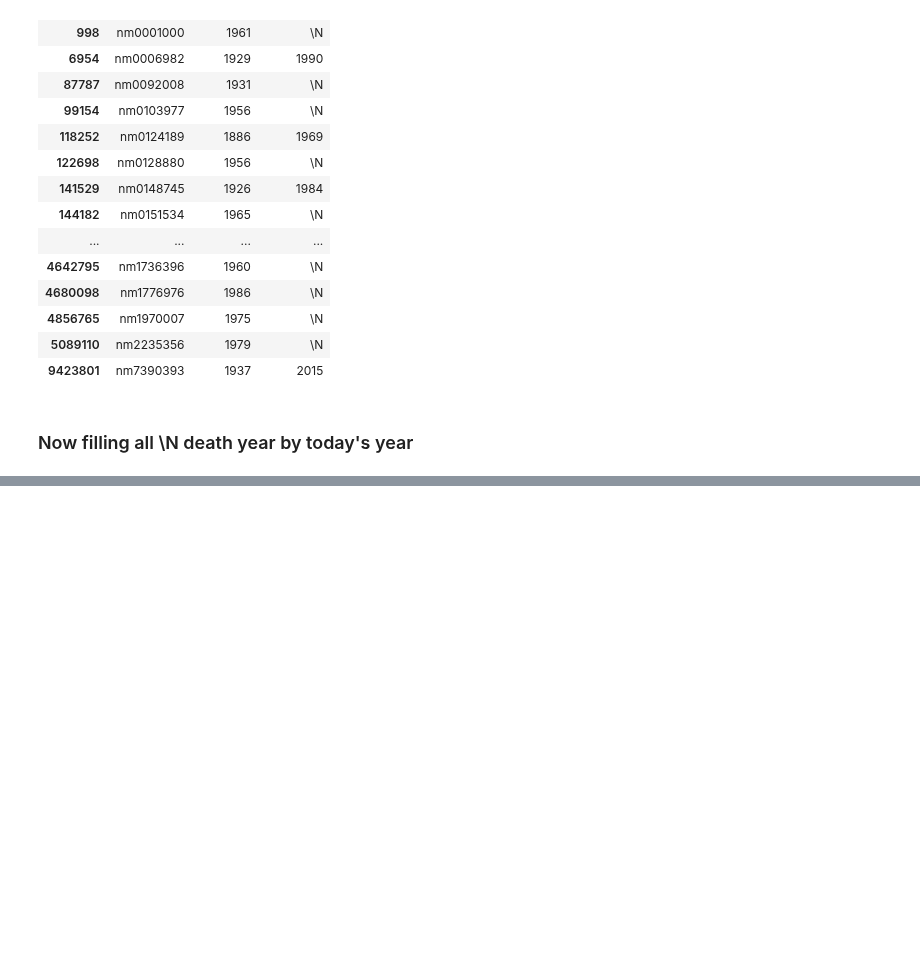
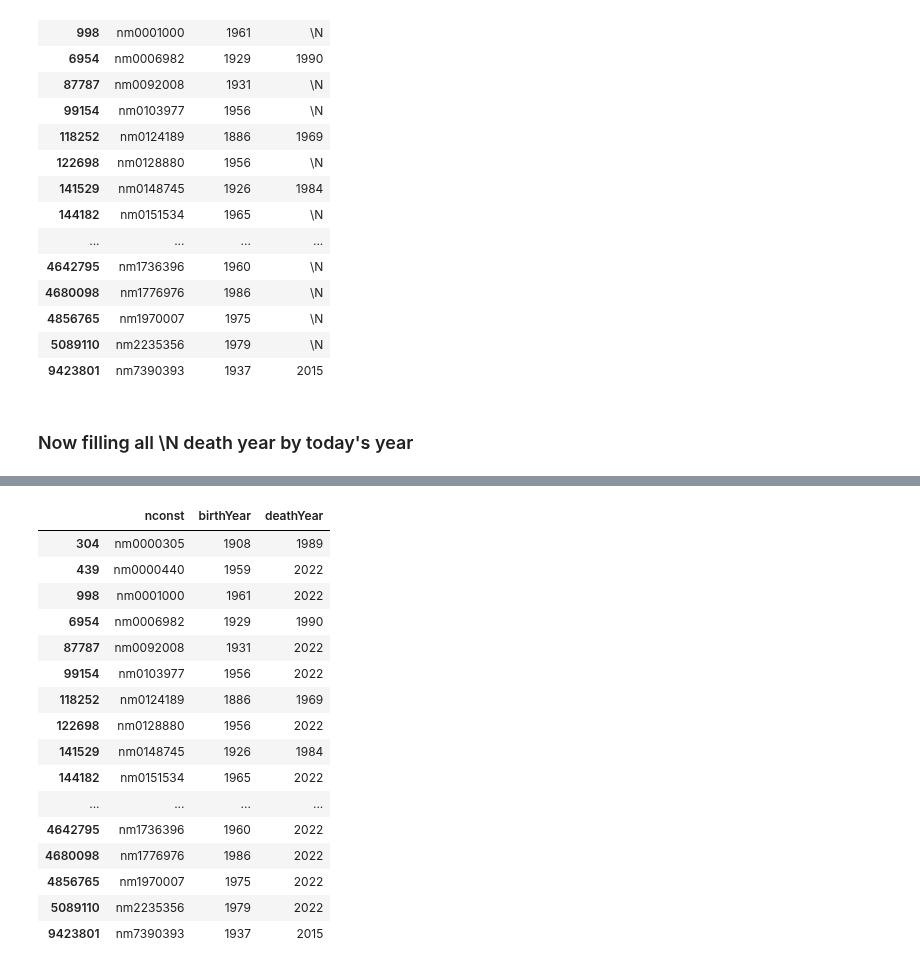
Before and after one commit to fdmdlb/nextflix, a Jupyter notebook: Most represented actors.ipynb, the cells around one changed output, grey strips where cells are left out. Cells and saved outputs as stored; diff of their text form; code cells hidden in the pictures; blank space fills up the shorter version.

```diff
--- a/Most represented actors.ipynb
+++ b/Most represented actors.ipynb
@@ -105,6 +95,6 @@ Maybe we would want to recommend some for our Middle-of-NoWhere cinema
 # %% [markdown]
 # Considering actors and actresses in the top categories
 # %%
-print(df_t_principals.shape)
-df_t_principals.drop_duplicates(inplace=True)
-print(df_t_principals.shape)
+# print(df_t_principals.shape)
+# df_t_principals.drop_duplicates(inplace=True)
+# print(df_t_principals.shape)
@@ -188,12 +175,12 @@ df_most_present_actresses.head()
 # %%
 df_m_short = df_most_present_actors[(df_most_present_actors['titleType'] == 'short')]
 df_m_movie = df_most_present_actors[(df_most_present_actors['titleType'] == 'movie')]
-df_m_tvEpisode = df_most_present_actors[(df_most_present_actors['titleType'] == 'tvEpisode')]
 df_m_video = df_most_present_actors[(df_most_present_actors['titleType'] == 'video')]
 df_m_tvMovie = df_most_present_actors[(df_most_present_actors['titleType'] == 'tvMovie')]
+#df_m_tvEpisode = df_most_present_actors[(df_most_present_actors['titleType'] == 'tvEpisode')]
 # %%
 df_f_short = df_most_present_actresses[(df_most_present_actresses['titleType'] == 'short')]
 df_f_movie = df_most_present_actresses[(df_most_present_actresses['titleType'] == 'movie')]
-df_f_tvEpisode = df_most_present_actresses[(df_most_present_actresses['titleType'] == 'tvEpisode')]
 df_f_video = df_most_present_actresses[(df_most_present_actresses['titleType'] == 'video')]
 df_f_tvMovie = df_most_present_actresses[(df_most_present_actresses['titleType'] == 'tvMovie')]
+#df_f_tvEpisode = df_most_present_actresses[(df_most_present_actresses['titleType'] == 'tvEpisode')]
@@ -295,6 +264,6 @@ top_acting_list = df_m_short['nconst'][:5].to_list() +\
                     df_f_video['nconst'][:5].to_list() +\
                     df_f_tvMovie['nconst'][:5].to_list()
 
-df_dates = df_n_basics.loc[df_n_basics['nconst'].isin(megalist)][['nconst','birthYear', 'deathYear']]
-df_dates.info()
+df_dates = df_n_basics.loc[df_n_basics['nconst'].isin(top_acting_list)][['nconst','birthYear', 'deathYear']]
+df_dates.head()
 # %% [output]
@@ -334,5 +299,6 @@ df_dates
 # %% [markdown]
 ### Now filling all \N death year by today's year
 # %%
-df_dates['deathYear'].apply(lambda x: '2022' if x == '\\N')
+df_dates['deathYear'] = df_dates['deathYear'].apply(lambda x: '2022' if x == '\\N' else x)
+df_dates.head(10)
 # %% [output]
@@ -339,0 +305,17 @@ SyntaxError: invalid syntax (Temp/ipykernel_13188/2346617213.py, line 1)
+|  | nconst | birthYear | deathYear |
+| 304 | nm0000305 | 1908 | 1989 |
+| 439 | nm0000440 | 1959 | 2022 |
+| 998 | nm0001000 | 1961 | 2022 |
+| 6954 | nm0006982 | 1929 | 1990 |
+| 87787 | nm0092008 | 1931 | 2022 |
+| 99154 | nm0103977 | 1956 | 2022 |
+| 118252 | nm0124189 | 1886 | 1969 |
+| 122698 | nm0128880 | 1956 | 2022 |
+| 141529 | nm0148745 | 1926 | 1984 |
+| 144182 | nm0151534 | 1965 | 2022 |
+| ... | ... | ... | ... |
+| 4642795 | nm1736396 | 1960 | 2022 |
+| 4680098 | nm1776976 | 1986 | 2022 |
+| 4856765 | nm1970007 | 1975 | 2022 |
+| 5089110 | nm2235356 | 1979 | 2022 |
+| 9423801 | nm7390393 | 1937 | 2015 |
```
Also changed, not shown: parts of 19 cells of this notebook.
